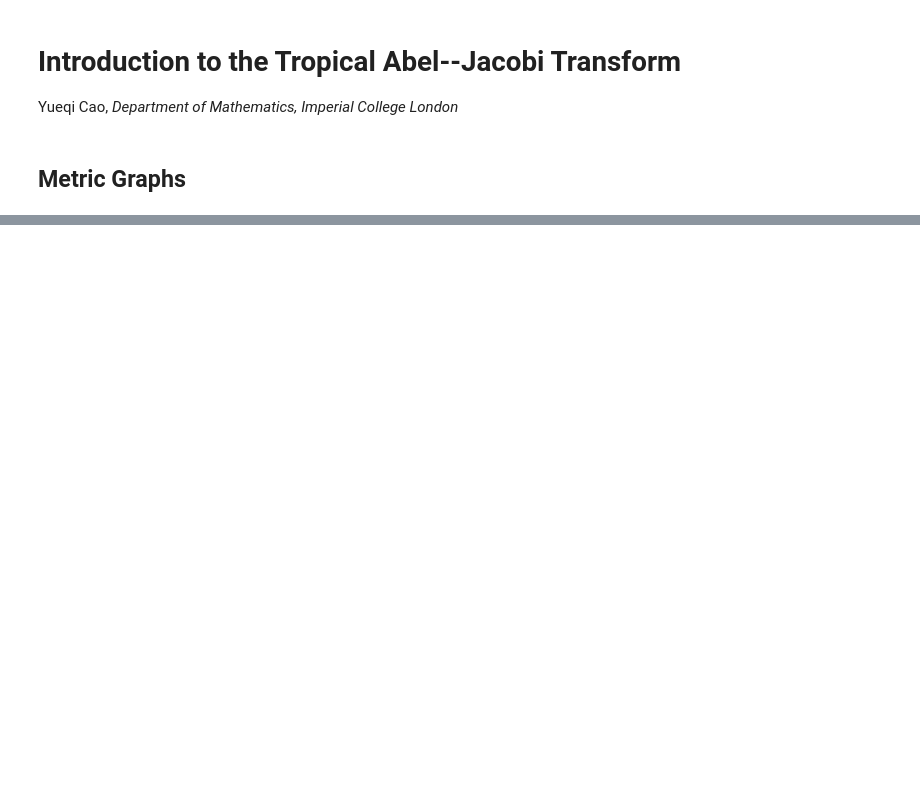
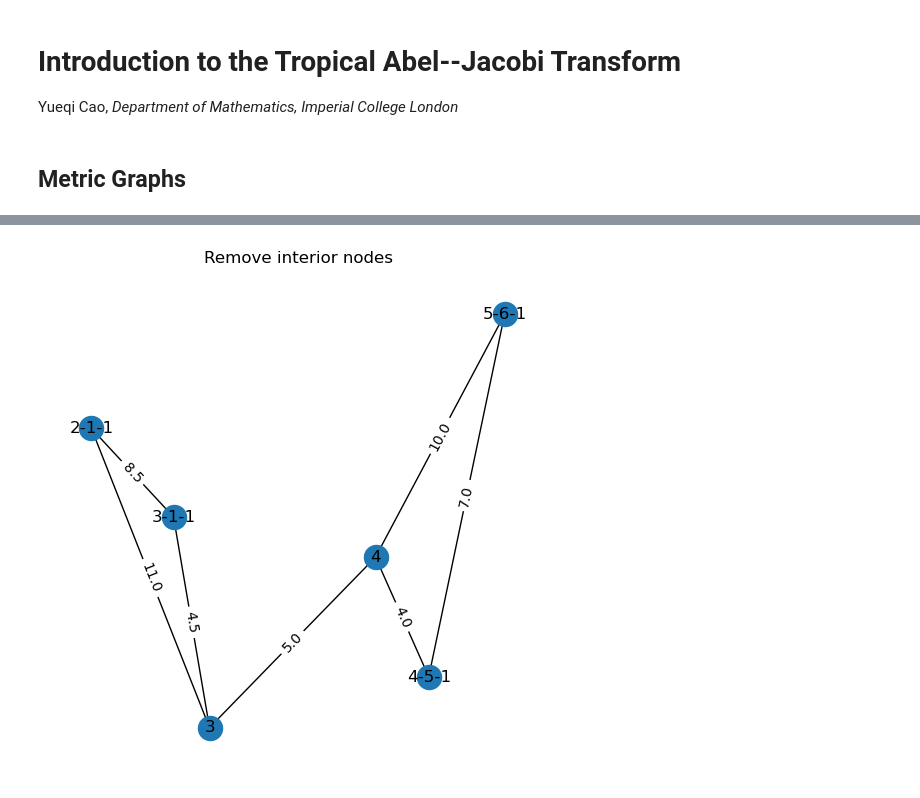
Before and after one commit to YueqiCao/Tropical-Abel-Jacobi, a Jupyter notebook: notebooks/tropical transform.ipynb, the cells around one changed output, grey strips where cells are left out. Cells and saved outputs as stored; diff of their text form; code cells hidden in the pictures; blank space fills up the shorter version.

```diff
--- a/notebooks/tropical transform.ipynb
+++ b/notebooks/tropical transform.ipynb
@@ -41,0 +55,13 @@ plt.show()
+# %%
+# simplify a combinatorial model by removing all interior nodes
+MG_disp.remove_interior_nodes()
+
+# draw the simplified graph
+plt.figure(figsize=(5,5))
+nx.draw(MG_disp, pos, with_labels=True)
+edge_labels = nx.get_edge_attributes(MG_disp,'weight')
+edge_dic = nx.draw_networkx_edge_labels(MG_disp, pos, edge_labels=edge_labels)
+plt.title("Remove interior nodes")
+plt.show()
+# %% [output]
+[figure, added]
```
Also changed, not shown: parts of 10 cells of this notebook, 1 other file.
